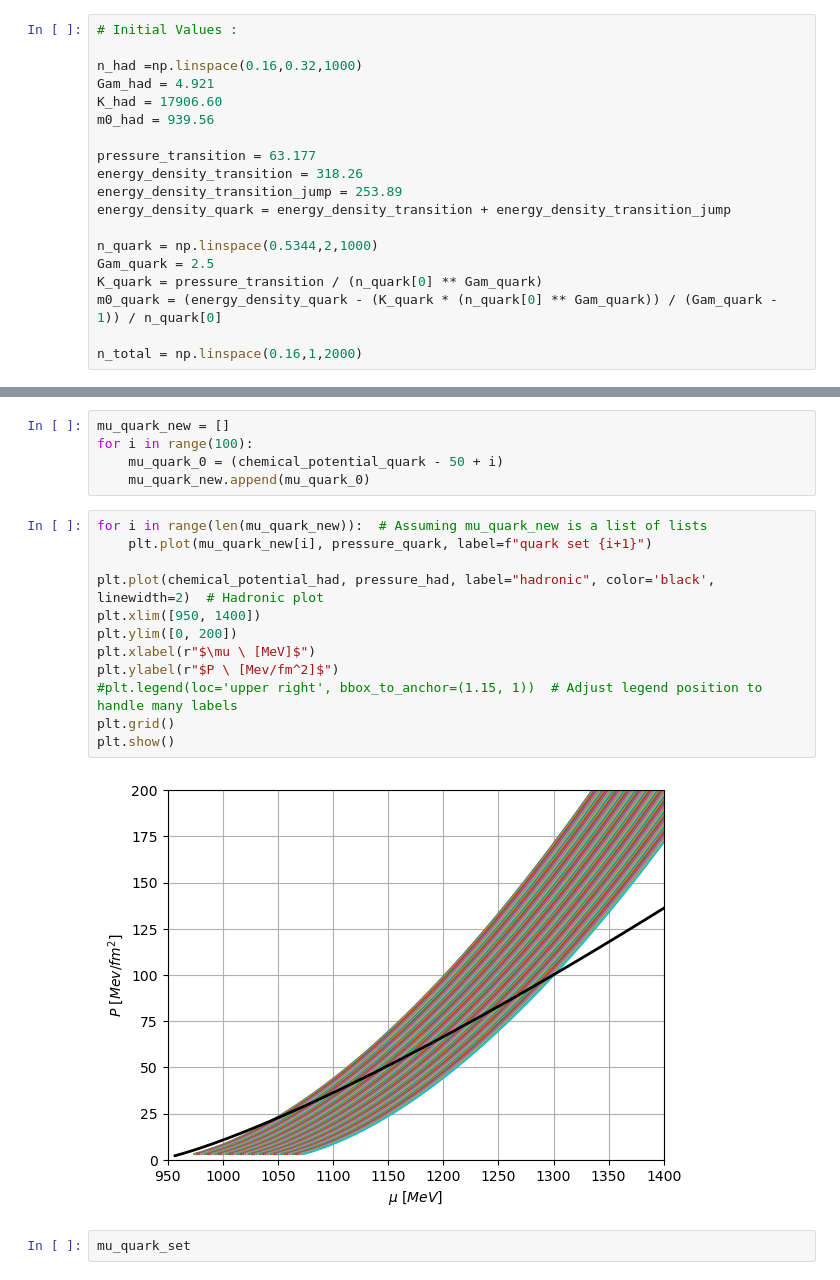
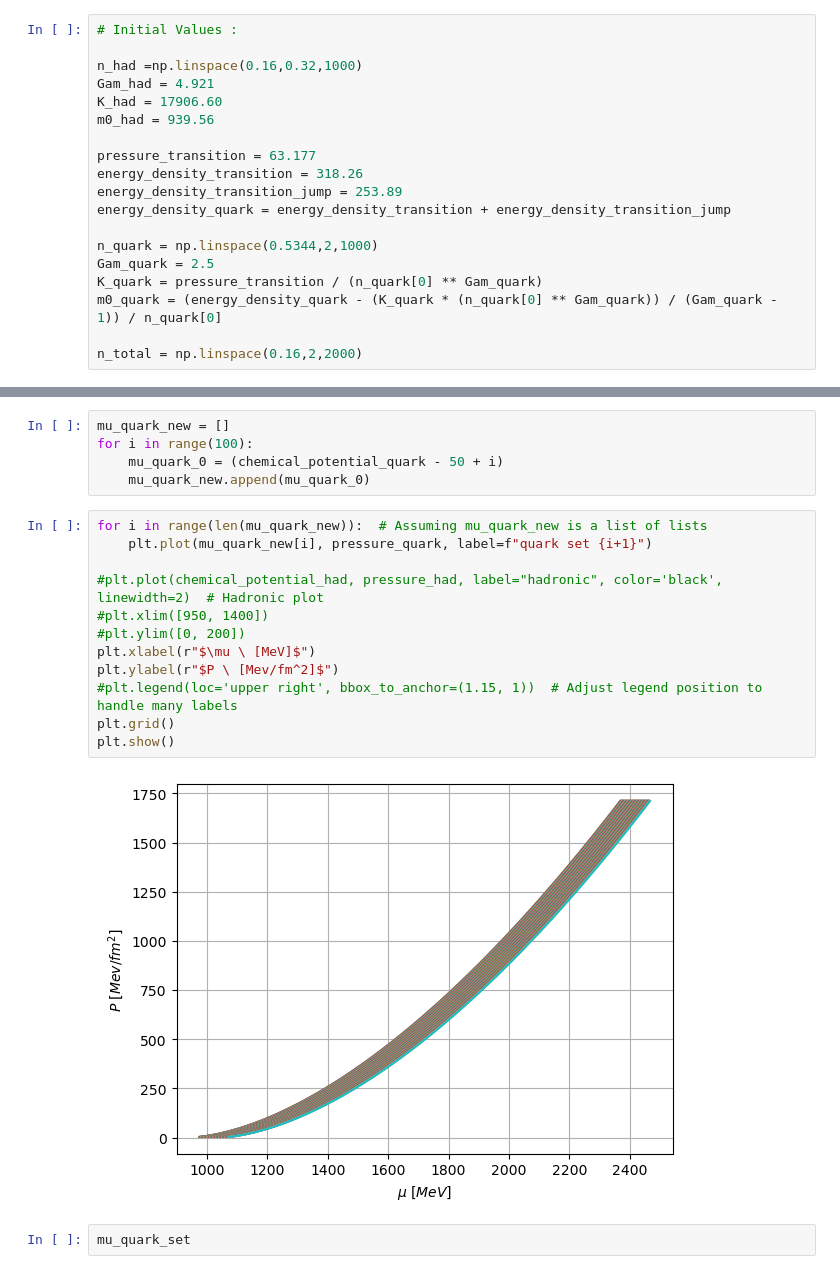
Before and after one commit to katta626/Phase_Transition, a Jupyter notebook: code/Relation_Codes/Different_Transition point.ipynb, the cells around one changed output, grey strips where cells are left out. Drawn from its saved outputs; the diff is of its cells as text.

```diff
--- a/code/Relation_Codes/Different_Transition point.ipynb
+++ b/code/Relation_Codes/Different_Transition point.ipynb
@@ -43,7 +43,7 @@ Gam_quark = 2.5
 K_quark = pressure_transition / (n_quark[0] ** Gam_quark)
 m0_quark = (energy_density_quark - (K_quark * (n_quark[0] ** Gam_quark)) / (Gam_quark - 1)) / n_quark[0]
 
-n_total = np.linspace(0.16,1,2000)
+n_total = np.linspace(0.16,2,2000)
 # %% [markdown]
 EoS Hadronic
 # %%
@@ -76,17 +76,17 @@ for i in range(100):
 # %%
 for i in range(len(mu_quark_new)):  # Assuming mu_quark_new is a list of lists
     plt.plot(mu_quark_new[i], pressure_quark, label=f"quark set {i+1}")
 
-plt.plot(chemical_potential_had, pressure_had, label="hadronic", color='black', linewidth=2)  # Hadronic plot
-plt.xlim([950, 1400])
-plt.ylim([0, 200])
+#plt.plot(chemical_potential_had, pressure_had, label="hadronic", color='black', linewidth=2)  # Hadronic plot
+#plt.xlim([950, 1400])
+#plt.ylim([0, 200])
 plt.xlabel(r"$\mu \ [MeV]$")
 plt.ylabel(r"$P \ [Mev/fm^2]$")
 #plt.legend(loc='upper right', bbox_to_anchor=(1.15, 1))  # Adjust legend position to handle many labels
 plt.grid()
 plt.show()
 # %% [output]
-[figure, old version]
+[figure, new version]
 # %%
 mu_quark_set
 # %% [output]
```
Also changed, not shown: parts of 73 cells of this notebook, 4 other files.
